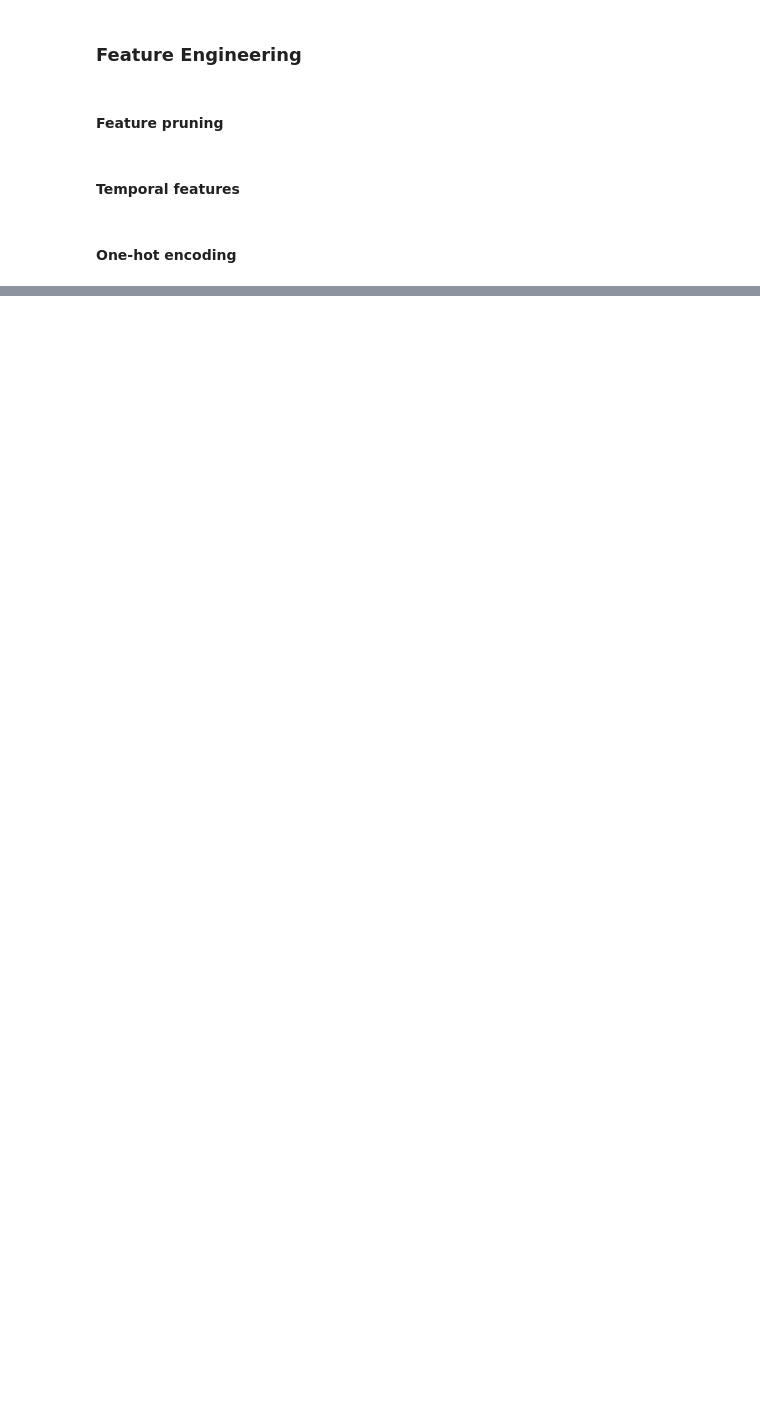
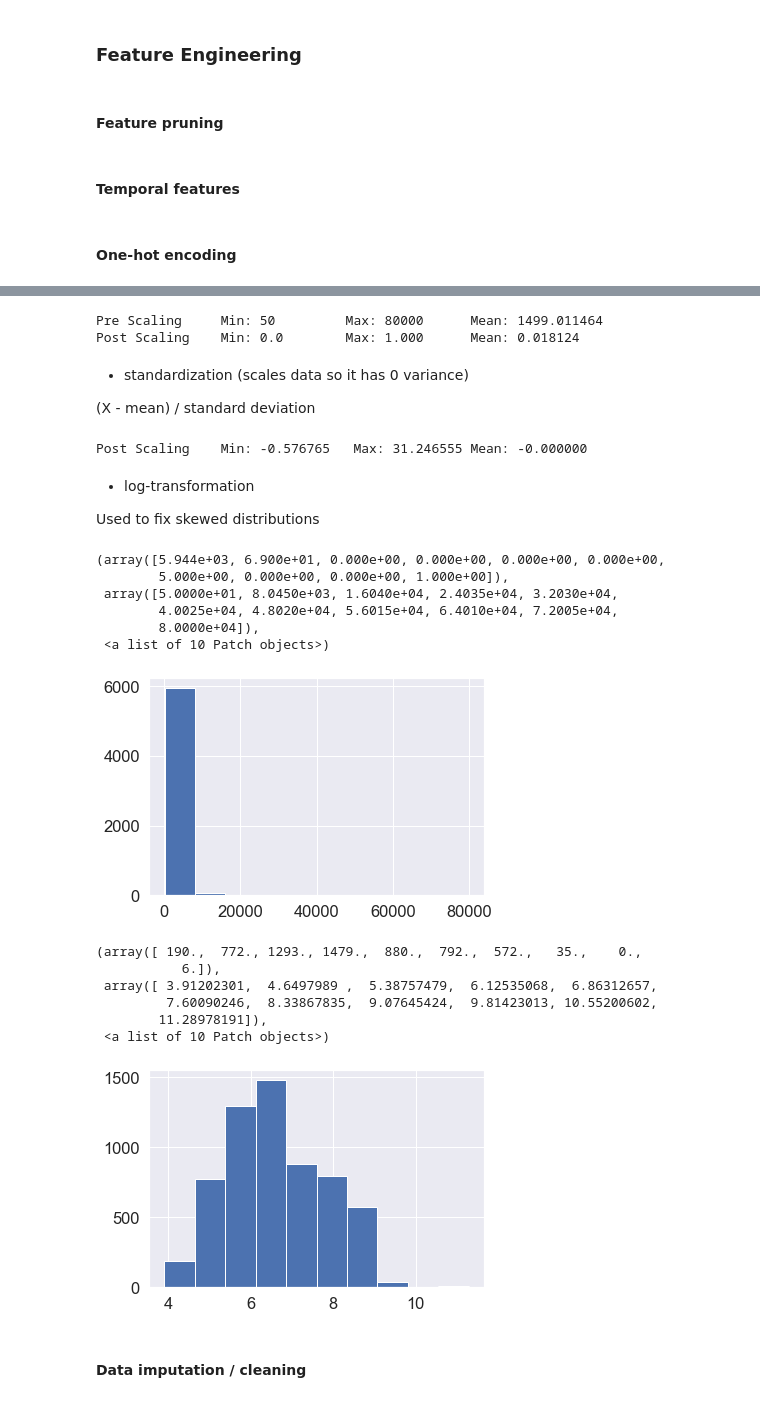
Before and after one commit to jenni4j/ML-from-scratch, a Jupyter notebook: EDA_Template.ipynb, the cells around one changed output, grey strips where cells are left out. Cells and saved outputs as stored; diff of their text form; code cells hidden in the pictures; blank space fills up the shorter version.

```diff
--- a/EDA_Template.ipynb
+++ b/EDA_Template.ipynb
@@ -364,0 +396,3 @@ df_test = df
+# %%
+df['description_length'] = df.description.str.len()
+df['description_length'].tail()
@@ -364,0 +415,45 @@ df_test = df
+# %%
+min_max_scaler = preprocessing.MinMaxScaler()
+normalized = min_max_scaler.fit_transform(df['loan_amount'].astype(np.float64).values.reshape(-1,1))[:,0]
+print("Pre Scaling\tMin: {0}\t\tMax: {1}\tMean: {2:3f}".format(df['loan_amount'].min(),df['loan_amount'].max(),df['loan_amount'].mean()))
+print("Post Scaling\tMin: {0}\tMax: {1:.3f}\tMean: {2:3f}".format(np.min(normalized),np.max(normalized),np.mean(normalized)))
+# %% [output]
+Pre Scaling     Min: 50         Max: 80000      Mean: 1499.011464
+Post Scaling    Min: 0.0        Max: 1.000      Mean: 0.018124
+# %% [markdown]
+- standardization (scales data so it has 0 variance)
+
+(X - mean) / standard deviation
+# %%
+standardized = preprocessing.scale(df['loan_amount'].astype(np.float64))
+print("Post Scaling\tMin: {0:3f}\t Max: {1:3f}\tMean: {2:3f}".format(np.min(standardized),np.max(standardized),np.mean(standardized)))
+# %% [output]
+Post Scaling    Min: -0.576765   Max: 31.246555 Mean: -0.000000
+# %% [markdown]
+- log-transformation
+
+Used to fix skewed distributions
+# %%
+# find features with a skewed distribution
+
+plt.hist(df['loan_amount'])
+plt.show()
+plt.hist(np.log(df['loan_amount']))
+plt.show()
+# %% [output]
+(array([5.944e+03, 6.900e+01, 0.000e+00, 0.000e+00, 0.000e+00, 0.000e+00,
+        5.000e+00, 0.000e+00, 0.000e+00, 1.000e+00]),
+ array([5.0000e+01, 8.0450e+03, 1.6040e+04, 2.4035e+04, 3.2030e+04,
+        4.0025e+04, 4.8020e+04, 5.6015e+04, 6.4010e+04, 7.2005e+04,
+        8.0000e+04]),
+ <a list of 10 Patch objects>)
+[figure, added]
+(array([ 190.,  772., 1293., 1479.,  880.,  792.,  572.,   35.,    0.,
+           6.]),
+ array([ 3.91202301,  4.6497989 ,  5.38757479,  6.12535068,  6.86312657,
+         7.60090246,  8.33867835,  9.07645424,  9.81423013, 10.55200602,
+        11.28978191]),
+ <a list of 10 Patch objects>)
+[figure, added]
+# %% [markdown]
+#### Data imputation / cleaning
```
Also changed, not shown: parts of 26 cells of this notebook, 1 other file.
